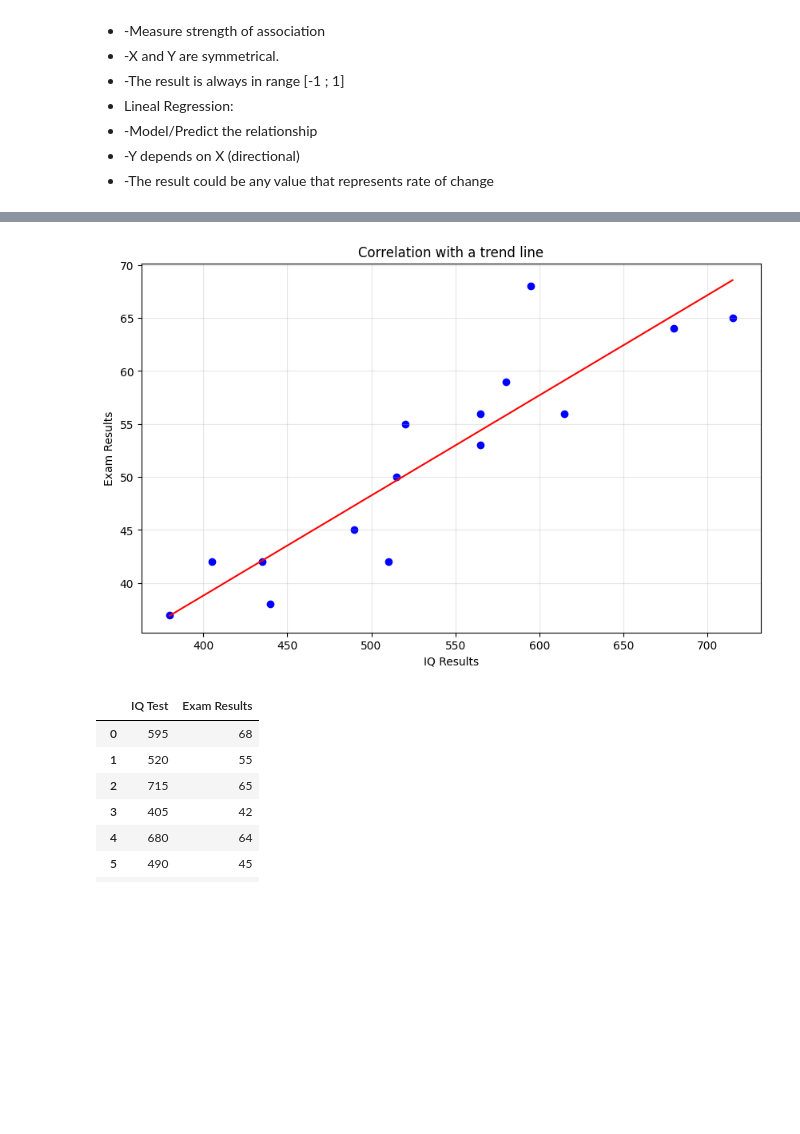
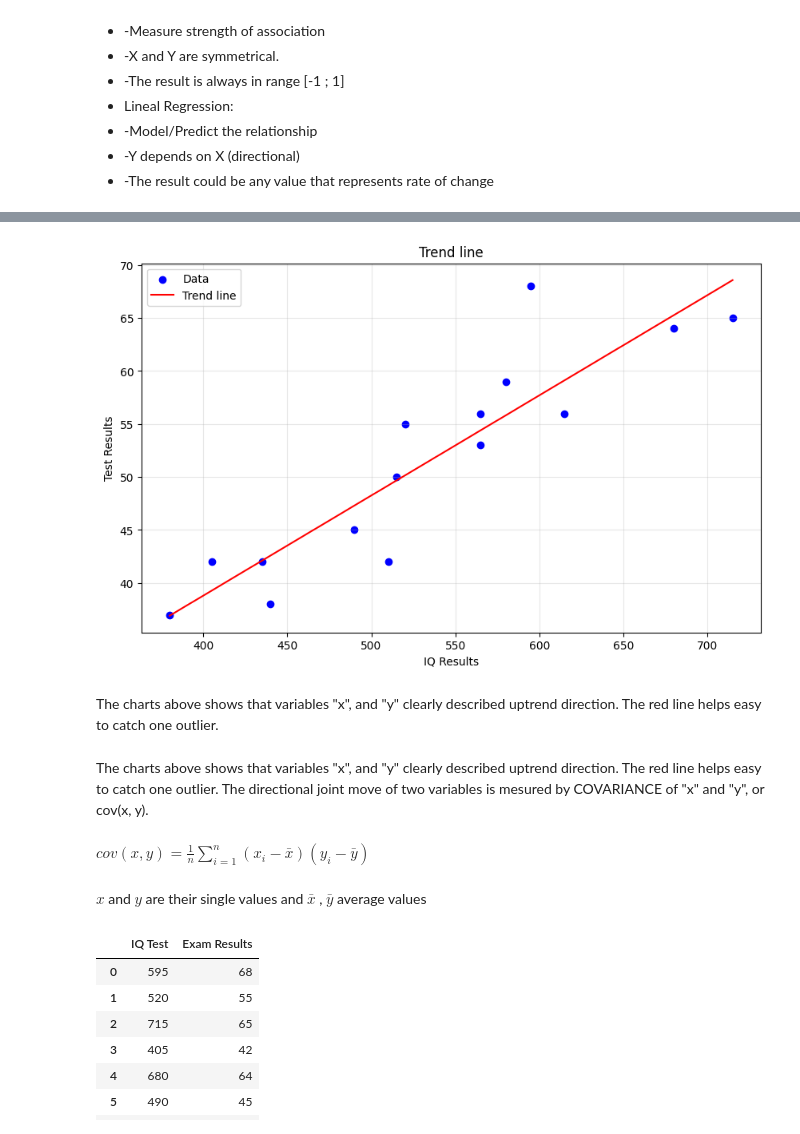
Before and after one commit to Victor-Mechkarov/V-Mechkarov, a Jupyter notebook: Jupyter_Project_Files/Correlation and Linear Regression.ipynb, the cells around one changed output, grey strips where cells are left out. Saved outputs shown, nothing was run; the diff lists cells and outputs as text; code cells hidden in the pictures; blank space fills up the shorter version.

```diff
--- a/Jupyter_Project_Files/Correlation and Linear Regression.ipynb
+++ b/Jupyter_Project_Files/Correlation and Linear Regression.ipynb
@@ -23,4 +27,4 @@ Summary comparison:
 # %%
-x = [595, 520, 715, 405, 680, 490, 565, 580, 615, 435, 440, 515, 380, 510, 565]
+IQ_Test = [595, 520, 715, 405, 680, 490, 565, 580, 615, 435, 440, 515, 380, 510, 565]
 # %%
-y = [68, 55, 65, 42, 64, 45, 56, 59, 56, 42, 38, 50, 37, 42, 53]
+Exam_results = [68, 55, 65, 42, 64, 45, 56, 59, 56, 42, 38, 50, 37, 42, 53]
@@ -36,19 +43,21 @@ plt.show()
 # %%
 
+
+x = IQ_Test
+y = Exam_results
 z = np.polyfit(x, y, 1)
 p = np.poly1d(z)
 
 plt.figure(figsize=(10, 6))
 plt.scatter(x, y, color='blue', label='Data')
-plt.grid(False)
 
-plt.plot(sorted(x), p(sorted(x)), color='red')
-plt.grid(False)
+plt.plot(sorted(x), p(sorted(x)), color='red', label='Trend line')
 
-plt.title('Correlation with a trend line')
+plt.title('Trend line')
 plt.xlabel('IQ Results')
-plt.ylabel('Exam Results')
+plt.ylabel('Test Results')
 plt.grid(True, alpha=0.3)
+plt.legend(loc='upper left')
 plt.show()
 # %% [output]
-[figure, old version]
+[figure, new version]
@@ -56,0 +64,9 @@ matrix = [x, y]
+# %% [markdown]
+ The charts above shows that variables "x", and "y" clearly described uptrend direction. The red line helps easy to catch one outlier.
+# %% [markdown]
+ The charts above shows that variables "x", and "y" clearly described uptrend direction. The red line helps easy to catch one outlier.
+ The directional joint move of two variables is mesured by COVARIANCE of "x" and "y", or cov(x, y).
+# %% [markdown]
+$cov(x, y) = \frac{1}{n}\sum_{i=1}^{n}(x_i - \bar{x})(y_i - \bar{y})$
+# %% [markdown]
+$x$ and $y$ are their single values and $\bar{x}$ , $\bar{y}$ average values
```
Also changed, not shown: parts of 10 cells of this notebook.
